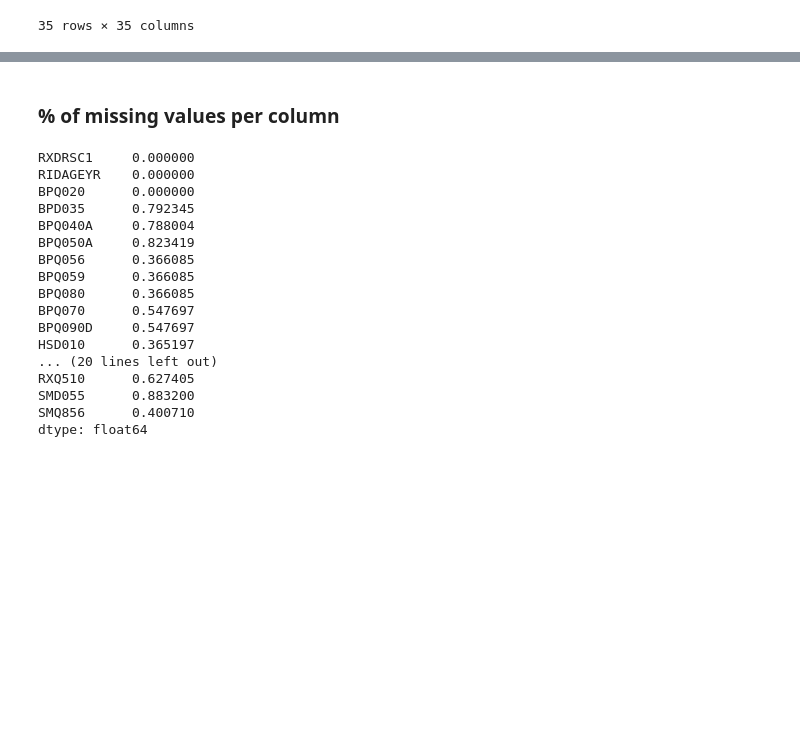
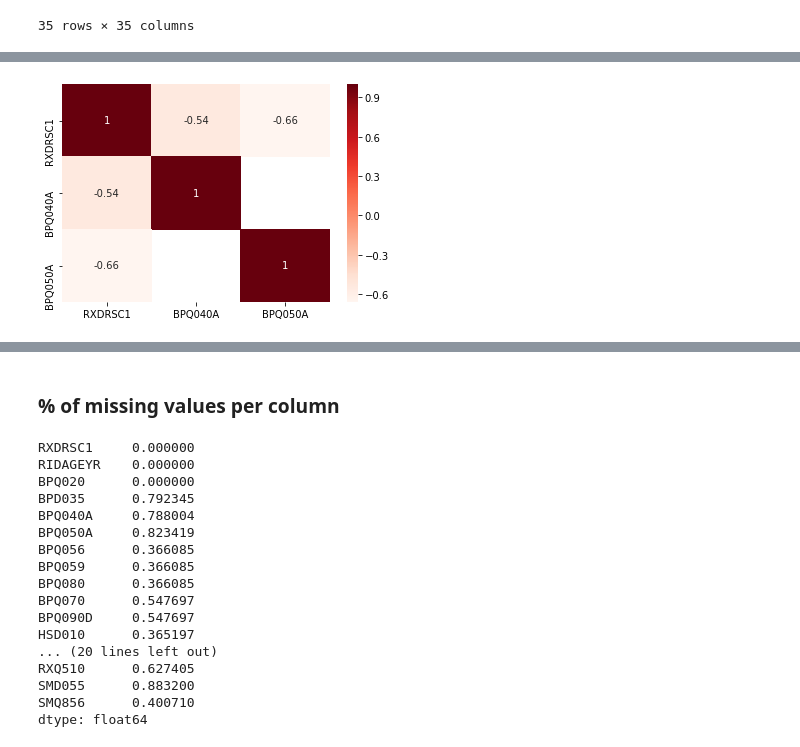
Before and after one commit to jleblond/NHANES_data_analytics, a Jupyter notebook: project_report_part2.ipynb, the cells around one changed output, grey strips where cells are left out. Saved outputs shown, nothing was run; the diff lists cells and outputs as text; code cells hidden in the pictures; blank space fills up the shorter version.

```diff
--- a/project_report_part2.ipynb
+++ b/project_report_part2.ipynb
@@ -199,0 +247,11 @@ plt.savefig(outdir+'corr_with_hypertension.png', bbox_inches = 'tight', dpi=300)
+# %%
+
+#df_bp_subset = data[['RXDRSC1', 'BPQ020', 'BPQ040A', 'BPQ050A', 'BPQ056', 'BPQ059']]
+df_bp_subset = data[['RXDRSC1', 'BPQ040A', 'BPQ050A']]
+bp_subset_corr = df_bp_subset.corr()
+
+plt.figure()
+sns.heatmap(bp_subset_corr, annot=True, cmap=plt.cm.Reds)
+plt.show()
+# %% [output]
+[figure, added]
```
Also changed, not shown: parts of 32 cells of this notebook, 8 other files.
